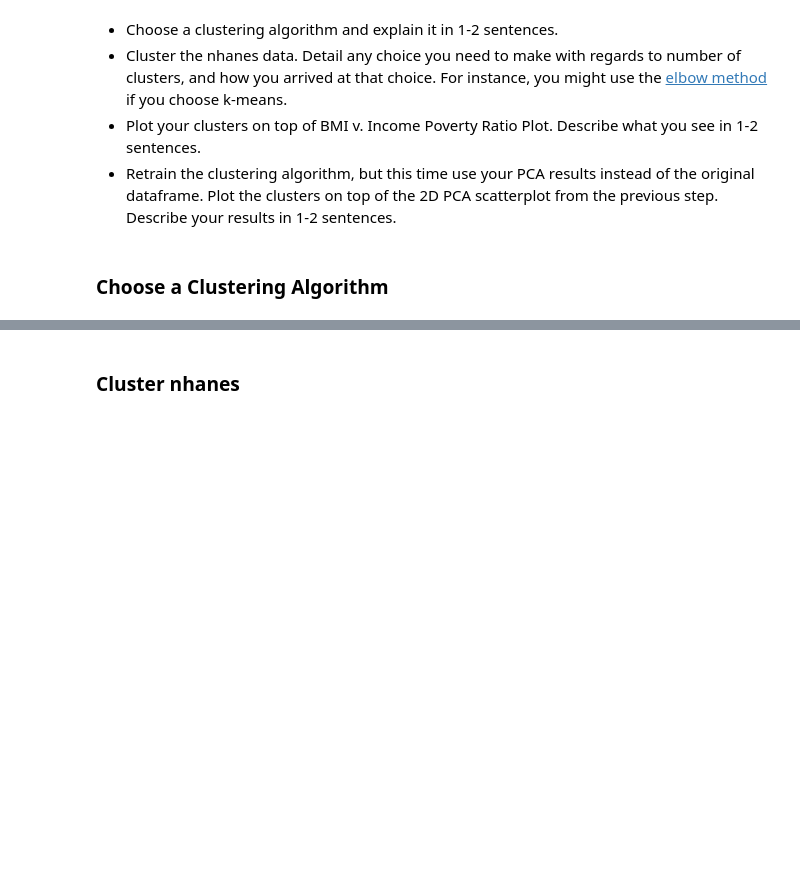
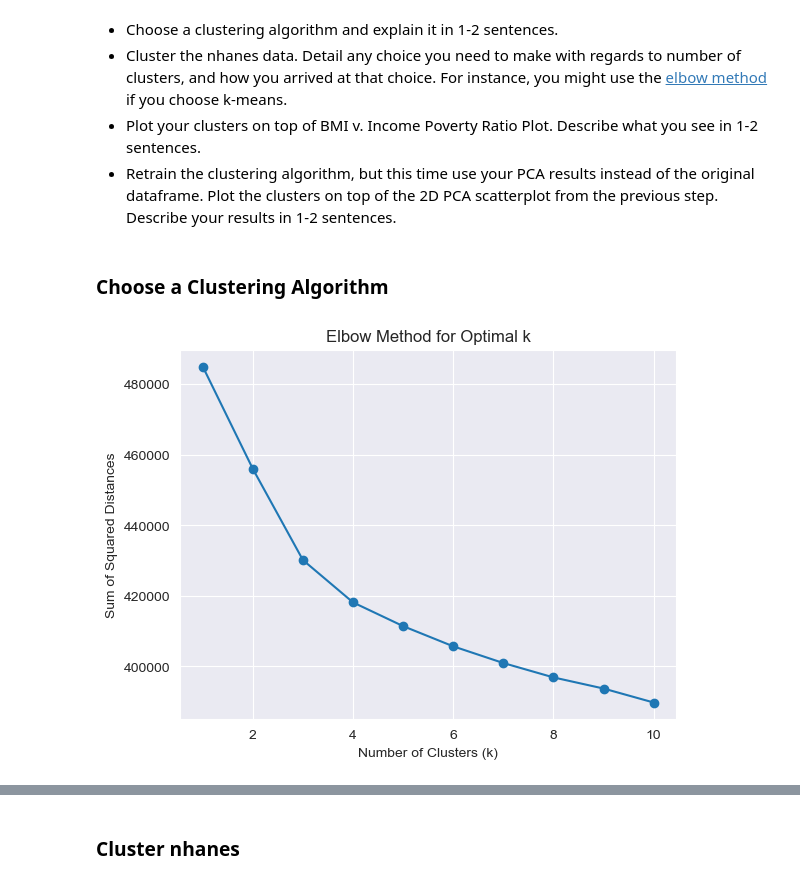
Before and after one commit to jacqueline-rw-brown/Computational-Social-Science-Projects, a Jupyter notebook: Project 4/Project 4.ipynb, the cells around one changed output, grey strips where cells are left out. Drawn from its saved outputs; the diff is of its cells as text; code cells hidden in the pictures; blank space fills up the shorter version.

```diff
--- a/Project 4/Project 4.ipynb
+++ b/Project 4/Project 4.ipynb
@@ -194,0 +230,19 @@ pca_df = pd.DataFrame(data = principalComponents_nhanes,
+# %%
+# Specify a range of k values
+k_values = range(1, 11)
+
+# Run k-means for each k and store the inertia in a list
+inertia = []
+for k in k_values:
+    kmeans = KMeans(n_clusters=k, n_init=10, random_state=42)
+    kmeans.fit(nhanes_scaled)
+    inertia.append(kmeans.inertia_)
+
+# Plot the elbow graph
+plt.plot(k_values, inertia, marker='o')
+plt.xlabel('Number of Clusters (k)')
+plt.ylabel('Sum of Squared Distances')
+plt.title('Elbow Method for Optimal k')
+plt.show()
+# %% [output]
+[figure, added]
```
Also changed, not shown: parts of 25 cells of this notebook.
